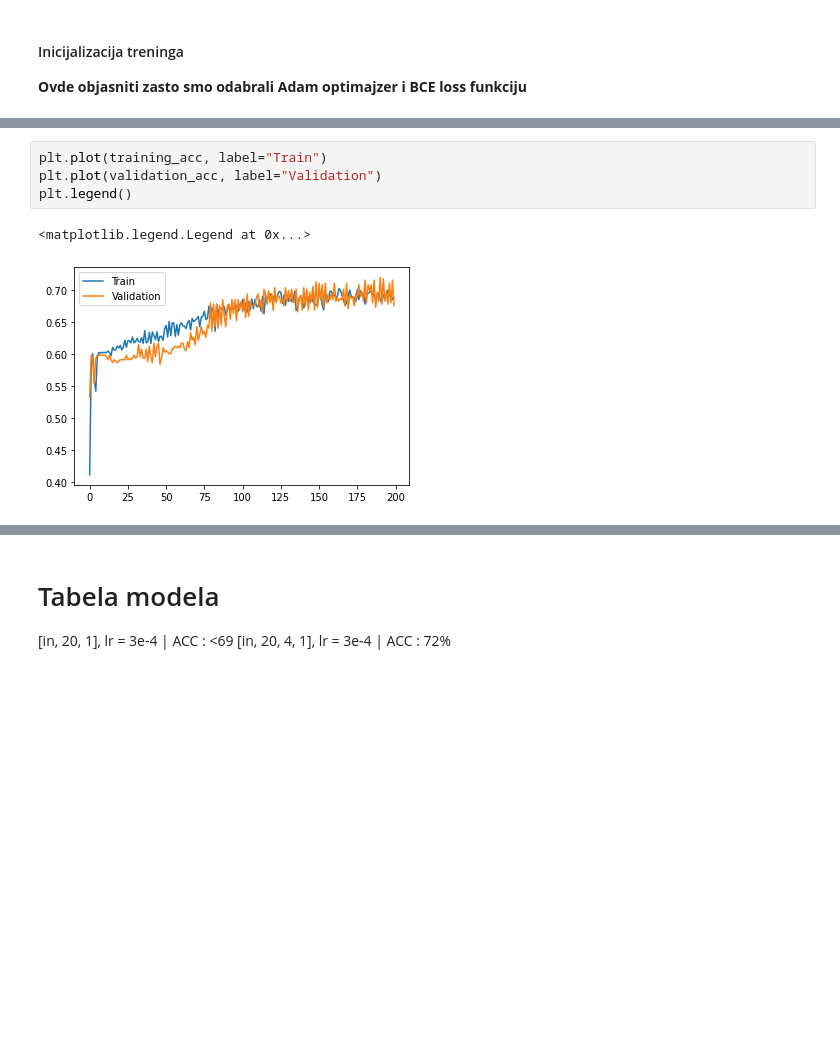
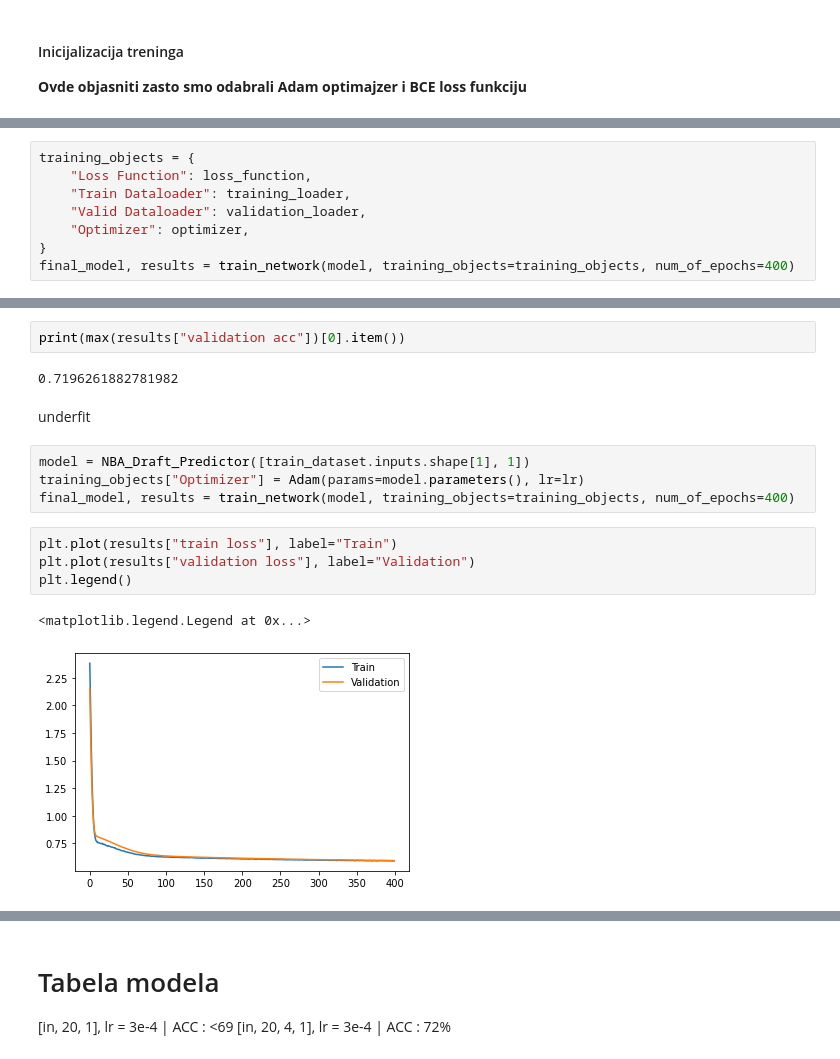
Before and after one commit to Paralelopipet/NM-Nba-prediction, a Jupyter notebook: NBA_predictions.ipynb, the cells around one changed output, grey strips where cells are left out. Cells and saved outputs as stored; diff of their text form; blank space fills up the shorter version.

Commit message:
Moved network training to a function

```diff
--- a/NBA_predictions.ipynb
+++ b/NBA_predictions.ipynb
@@ -390 +395,9 @@ for epoch in range(1, num_of_epochs + 1):
+# %%
+training_objects = {
+    "Loss Function": loss_function,
+    "Train Dataloader": training_loader,
+    "Valid Dataloader": validation_loader,
+    "Optimizer": optimizer,
+}
+final_model, results = train_network(model, training_objects=training_objects, num_of_epochs=400)
 # %%
@@ -399,7 +417,17 @@ plt.legend()
+# %%
+print(max(results["validation acc"])[0].item())
+# %% [output]
+0.7196261882781982
+# %% [markdown]
+underfit
+# %%
+model = NBA_Draft_Predictor([train_dataset.inputs.shape[1], 1])
+training_objects["Optimizer"] = Adam(params=model.parameters(), lr=lr)
+final_model, results = train_network(model, training_objects=training_objects, num_of_epochs=400)
 # %%
-plt.plot(training_acc, label="Train")
-plt.plot(validation_acc, label="Validation")
+plt.plot(results["train loss"], label="Train")
+plt.plot(results["validation loss"], label="Validation")
 plt.legend()
 # %% [output]
 <matplotlib.legend.Legend at 0x...>
-[figure, old version]
+[figure, new version]
```
Also changed, not shown: parts of 17 cells of this notebook.
